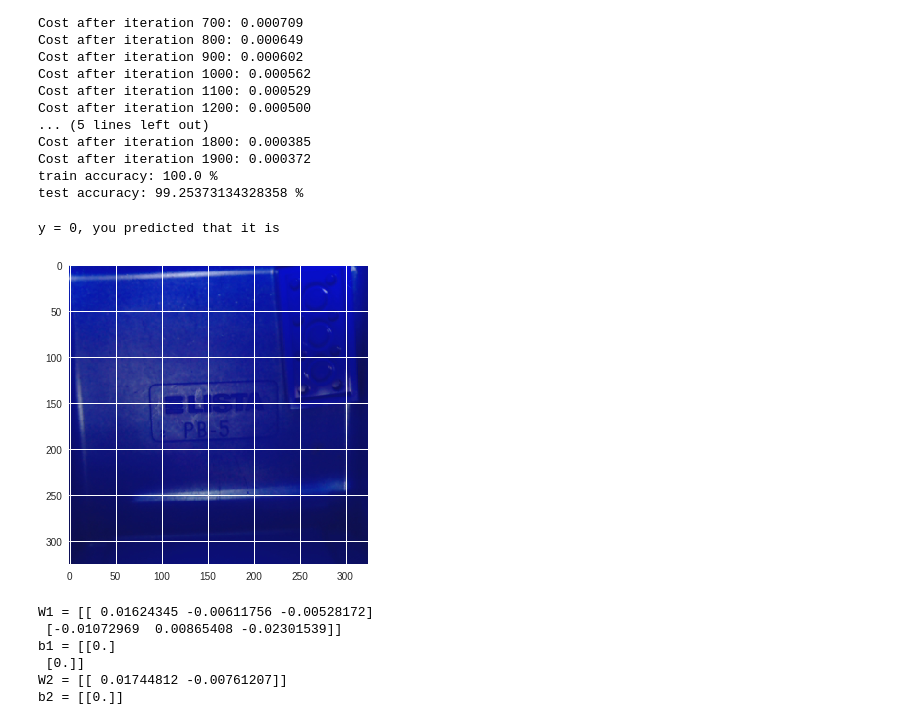
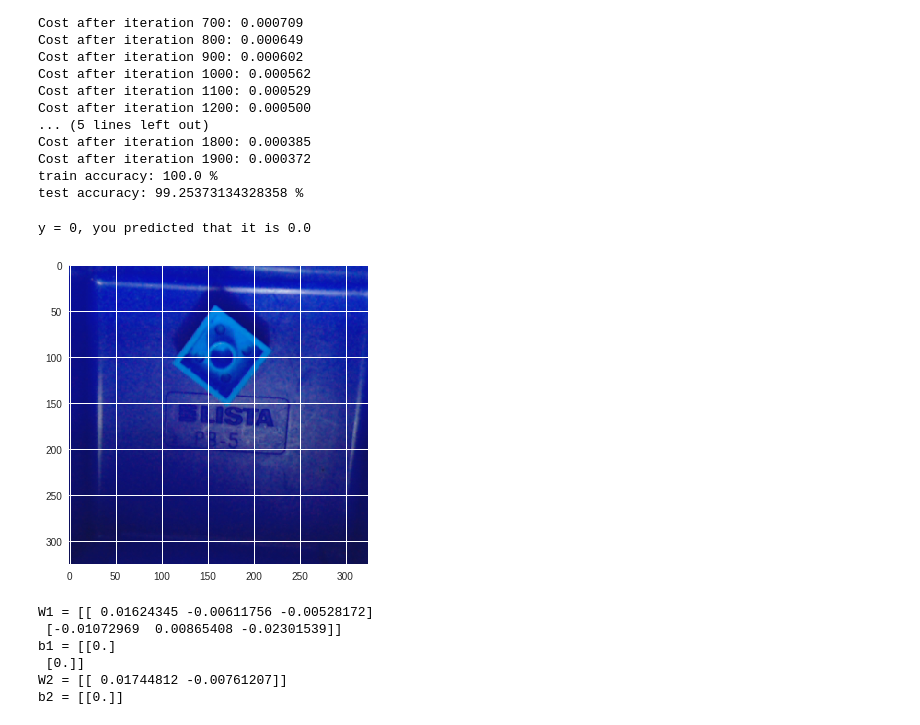
Before and after one commit to tylerlum/Tray_Image_Classifier_A, a Jupyter notebook: ReadData.ipynb, the cells around one changed output. Saved outputs shown, nothing was run; the diff lists cells and outputs as text; code cells hidden in the pictures.

```diff
--- a/ReadData.ipynb
+++ b/ReadData.ipynb
@@ -178,3 +159,34 @@ print(Y_train[0, 60])
 (1, 134)
 1
 [figure]
+# %%
+import random
+import copy
+
+## Mix up data
+num_switches = 100
+for i in range(0, num_switches):
+  rand1 = random.randint(0, X_train.shape[0]-1)
+  rand2 = random.randint(0, X_train.shape[0]-1)
+  temp = copy.copy(X_train[rand1])
+  X_train[rand1] = X_train[rand2]
+  X_train[rand2] = temp
+
+  temp = copy.copy(Y_train[0, rand1])
+  Y_train[0, rand1] = Y_train[0, rand2]
+  Y_train[0, rand2] = temp
+
+  print(str(rand1) + " " + str(rand2))
+
+for i in range(0, num_switches):
+  rand1 = random.randint(0, X_test.shape[0]-1)
+  rand2 = random.randint(0, X_test.shape[0]-1)
+  temp = copy.copy(X_test[rand1])
+  X_test[rand1] = X_test[rand2]
+  X_test[rand2] = temp
+
+  temp = copy.copy(Y_test[0, rand1])
+  Y_test[0, rand1] = Y_test[0, rand2]
+  Y_test[0, rand2] = temp
+
+  print(str(rand1) + " " + str(rand2))
@@ -481,12 +525,12 @@ test accuracy: 99.25373134328358 %
 num_px = 325
 # %%
 # Example of a picture that was wrongly classified.
-index = 100
+index = 1
 plt.imshow(test_x[:,index].reshape((num_px, num_px, 3)))
-print ("y = " + str(test_y[0,index]) + ", you predicted that it is")
+print ("y = " + str(test_y[0,index]) + ", you predicted that it is " + str(d["Y_prediction_test"][0,index]))
 # %% [output]
-y = 0, you predicted that it is
+y = 0, you predicted that it is 0.0
-[figure, old version]
+[figure, new version]
 # %%
 ### CONSTANTS DEFINING THE MODEL ####
 n_x = 316875     # num_px * num_px * 3
```
Also changed, not shown: parts of 7 cells of this notebook.
